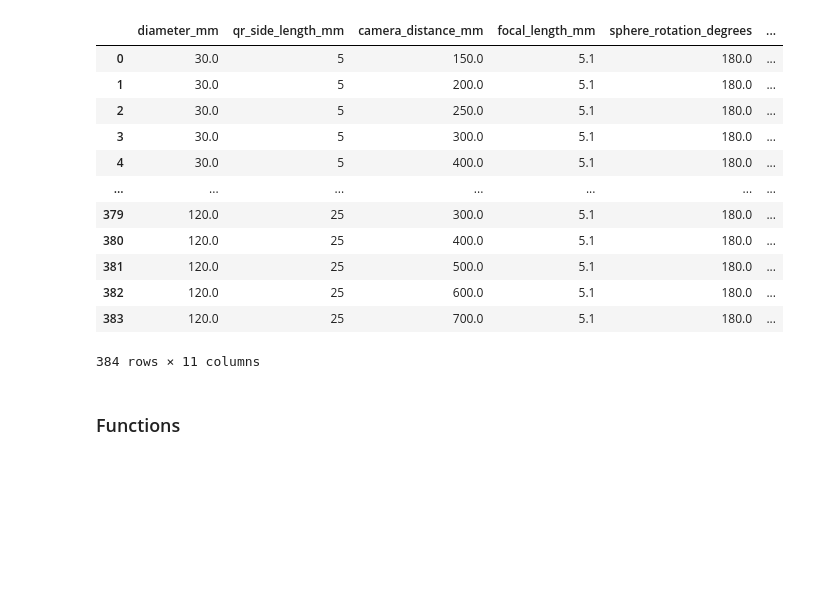
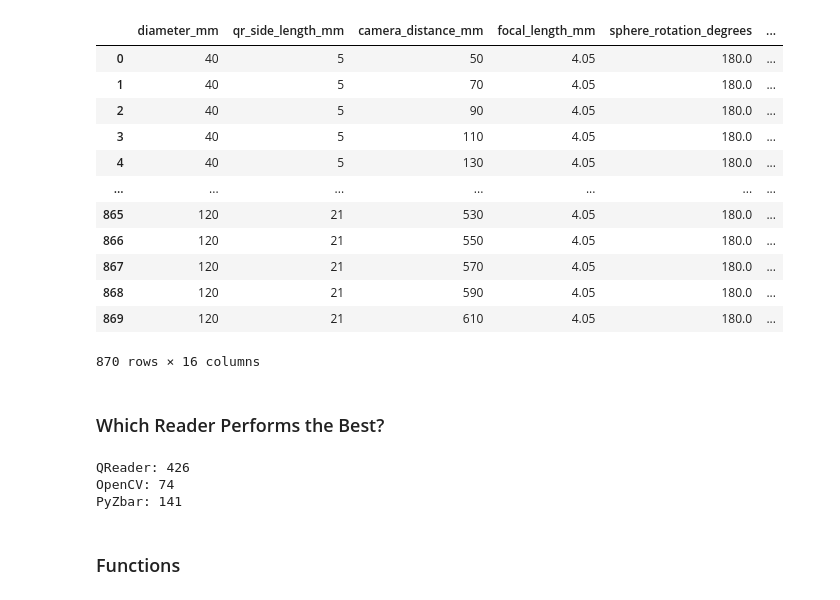
Before and after one commit to iHazPieLol/QR-Parameter-Study, a Jupyter notebook: AnalyseResults.ipynb, the cells around one changed output. Drawn from its saved outputs; the diff is of its cells as text; code cells hidden in the pictures; blank space fills up the shorter version.

```diff
--- a/AnalyseResults.ipynb
+++ b/AnalyseResults.ipynb
@@ -1,30 +1,40 @@
 # %%
 import pandas as pd
 import numpy as np
 import matplotlib.pyplot as plt
 from scipy.optimize import minimize
 from statsmodels.stats.outliers_influence import variance_inflation_factor
 import seaborn as sns
 from copy import deepcopy
 import plotly.express as px
 import statsmodels.formula.api as smf
 
-results = pd.read_csv("qr_code_reader_results.csv")
+results = pd.read_csv(r"C:\Users\haroldj\OneDrive - Scion\Documents\General\QR Code Research\Parameter Study\Virtual Parameter Study\Oppo_Scanned_Results.csv")
 results
 # %% [output]
 |  | diameter_mm | qr_side_length_mm | camera_distance_mm | focal_length_mm | sphere_rotation_degrees | ... |
-| 0 | 30.0 | 5 | 150.0 | 5.1 | 180.0 | ... |
-| 1 | 30.0 | 5 | 200.0 | 5.1 | 180.0 | ... |
-| 2 | 30.0 | 5 | 250.0 | 5.1 | 180.0 | ... |
-| 3 | 30.0 | 5 | 300.0 | 5.1 | 180.0 | ... |
-| 4 | 30.0 | 5 | 400.0 | 5.1 | 180.0 | ... |
+| 0 | 40 | 5 | 50 | 4.05 | 180.0 | ... |
+| 1 | 40 | 5 | 70 | 4.05 | 180.0 | ... |
+| 2 | 40 | 5 | 90 | 4.05 | 180.0 | ... |
+| 3 | 40 | 5 | 110 | 4.05 | 180.0 | ... |
+| 4 | 40 | 5 | 130 | 4.05 | 180.0 | ... |
 | ... | ... | ... | ... | ... | ... | ... |
-| 379 | 120.0 | 25 | 300.0 | 5.1 | 180.0 | ... |
-| 380 | 120.0 | 25 | 400.0 | 5.1 | 180.0 | ... |
-| 381 | 120.0 | 25 | 500.0 | 5.1 | 180.0 | ... |
-| 382 | 120.0 | 25 | 600.0 | 5.1 | 180.0 | ... |
-| 383 | 120.0 | 25 | 700.0 | 5.1 | 180.0 | ... |
+| 865 | 120 | 21 | 530 | 4.05 | 180.0 | ... |
+| 866 | 120 | 21 | 550 | 4.05 | 180.0 | ... |
+| 867 | 120 | 21 | 570 | 4.05 | 180.0 | ... |
+| 868 | 120 | 21 | 590 | 4.05 | 180.0 | ... |
+| 869 | 120 | 21 | 610 | 4.05 | 180.0 | ... |
-384 rows × 11 columns
+870 rows × 16 columns
+# %% [markdown]
+### Which Reader Performs the Best?
+# %%
+print(f"QReader: {np.sum(results['QReader Correct'])}")
+print(f"OpenCV: {np.sum(results['OpenCV Correct'])}")
+print(f"PyZbar: {np.sum(results['pyzbar Correct'])}")
+# %% [output]
+QReader: 426
+OpenCV: 74
+PyZbar: 141
 # %% [markdown]
 ### Functions
 # %%
```
Also changed, not shown: parts of 2 cells of this notebook.
